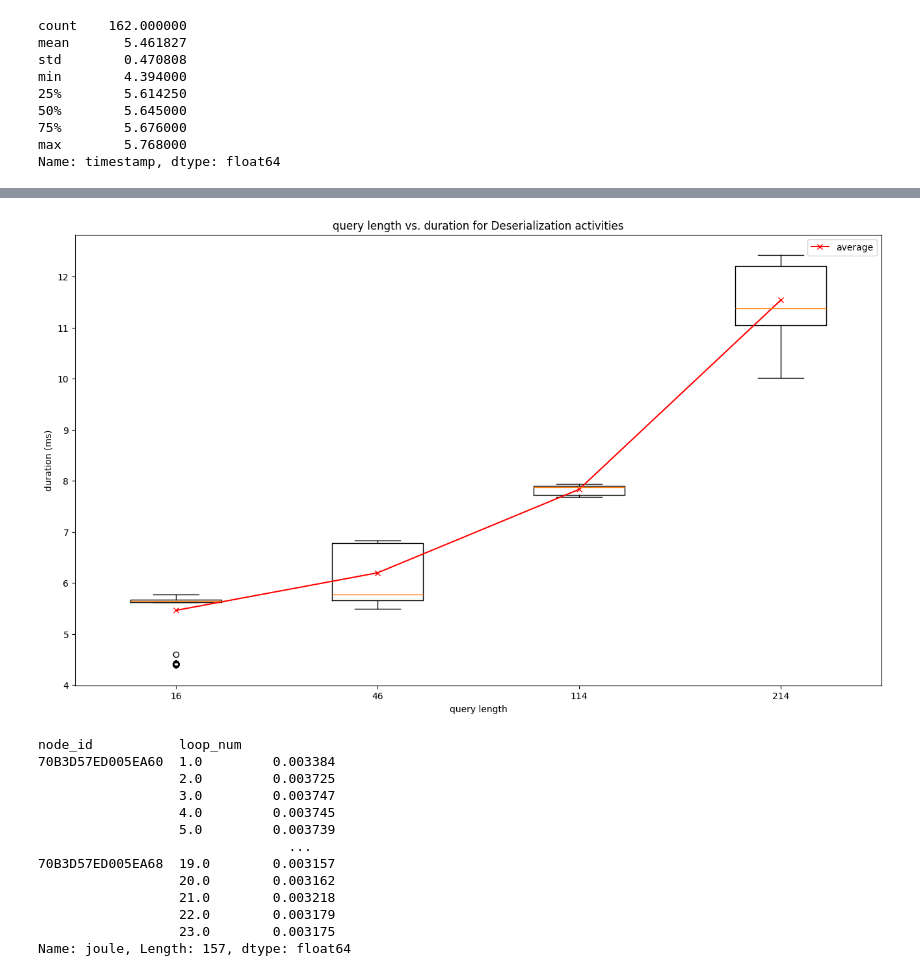
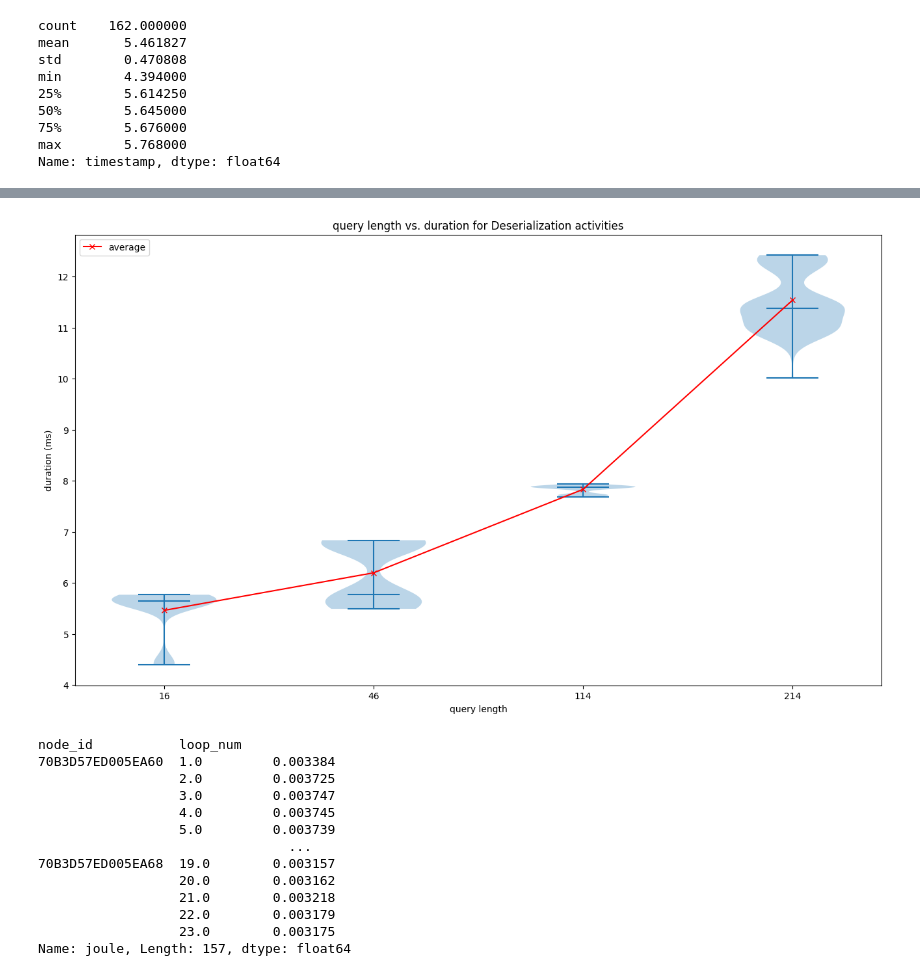
Before and after one commit to FlapKap/Terra-experiments, a Jupyter notebook: experiment/query_length_experiments.ipynb, the cells around one changed output, grey strips where cells are left out. Cells and saved outputs as stored; diff of their text form; code cells hidden in the pictures.

Commit message:
add some more window experiment stuff

```diff
--- a/experiment/query_length_experiments.ipynb
+++ b/experiment/query_length_experiments.ipynb
@@ -36,25 +76,18 @@ Name: timestamp, dtype: float64
 # %%
 # lets do a box plot of duration on serialization
 plt.figure(figsize=(16,9))
-data = []
-averages = []
-labels = []
-for k,v in experiment_dfs.items():
-    labels.append(k)
-    group = v.groupby(["node_id", "loop_num", "activity"], observed=True)["timestamp"]
-    differences = (group.last() - group.first())[idx[:,:,"deserialize"]] / np.timedelta64(1, "ms")
-    averages.append(differences.mean())
-    data.append(differences)
-plt.boxplot(data, tick_labels=labels)
+plt.violinplot(data, showmedians=True)
 plt.plot(np.arange(len(averages)) + 1,averages, "r-x", label="average")
 
 plt.ylabel("duration (ms)")
 plt.xlabel("query length")
 plt.title("query length vs. duration for Deserialization activities")
+
+plt.gca().set_xticks(np.arange(len(averages)) + 1,labels=labels)
 plt.legend()
 plt.show()
 # %% [output]
-[figure, old version]
+[figure, new version]
 # %%
 # now figure out the power consumed per activity
 # we do this by figuring out what the total power consumed is per node_id,loop_num,activity.
```
Also changed, not shown: parts of 4 cells of this notebook, 4 other files.
